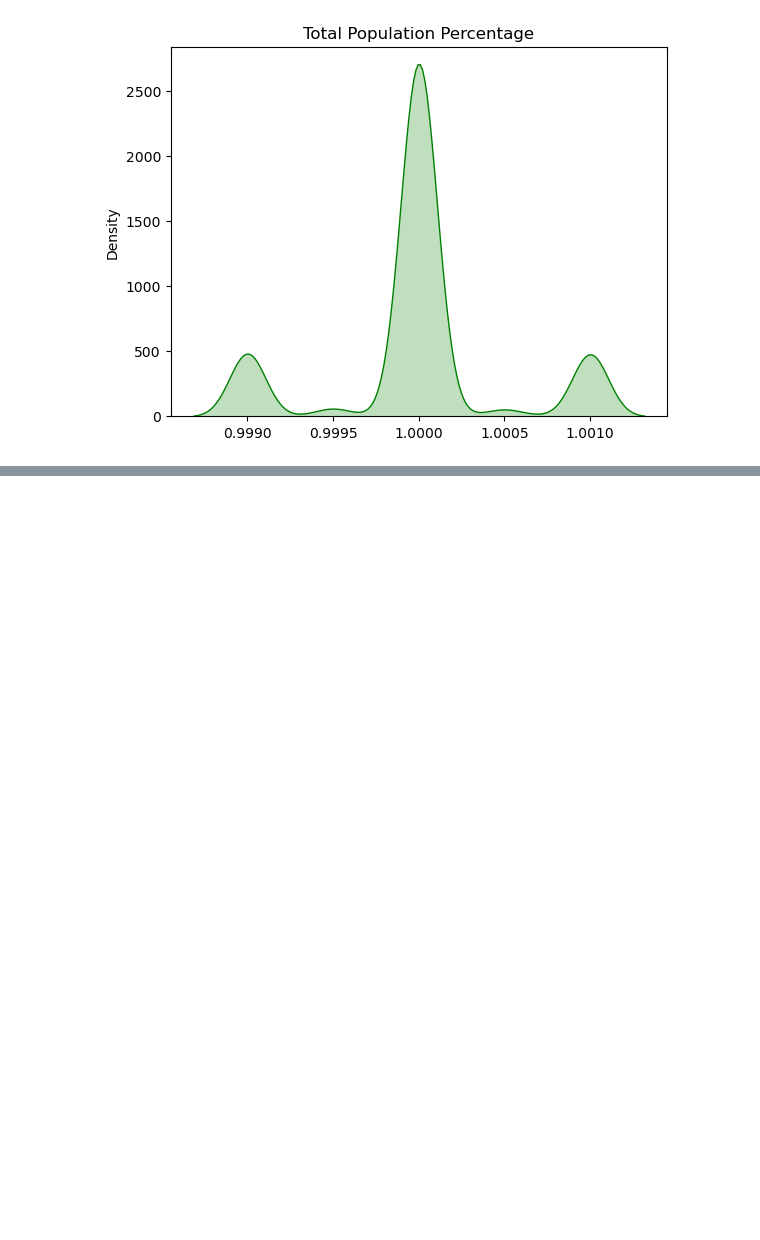
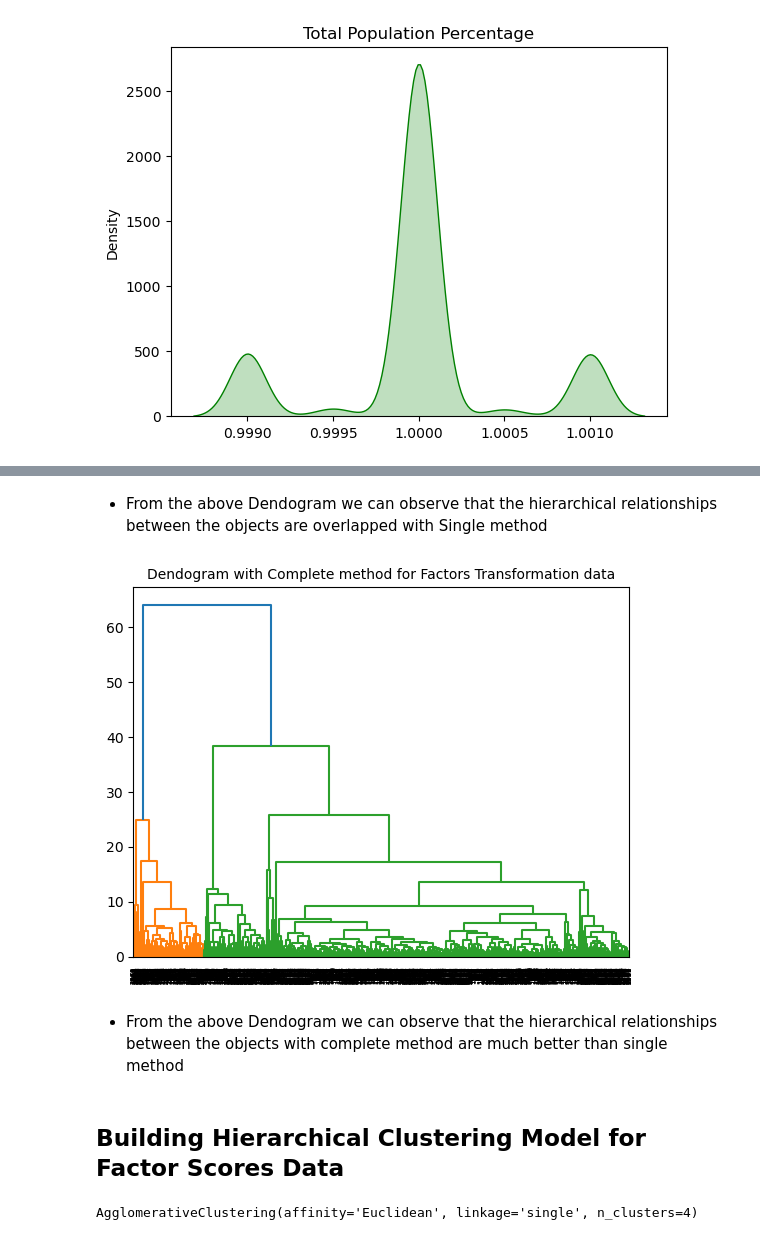
Before and after one commit to AravindhGoud/Cluster-Analysis-Business-Objective-Creating-clusters-on-global-development-measurement-dataset-Dat, a Jupyter notebook: Creating clusters on global development measurement dataset.ipynb, the cells around one changed output, grey strips where cells are left out. Drawn from its saved outputs; the diff is of its cells as text; code cells hidden in the pictures; blank space fills up the shorter version.

```diff
--- a/Creating clusters on global development measurement dataset.ipynb
+++ b/Creating clusters on global development measurement dataset.ipynb
@@ -1086,0 +1181,19 @@ hierarchy_pca=AgglomerativeClustering(n_clusters=5, affinity='Euclidean', linkag
+# %% [markdown]
+- From the above Dendogram we can observe that the hierarchical relationships between the objects are overlapped with Single method
+# %%
+# Dendogram with Complete method for Factors Transformation data
+dendrogram=sch.dendrogram(sch.linkage(factor_scores,method='complete'))
+plt.title('Dendogram with Complete method for Factors Transformation data', fontsize=10)
+plt.show()
+# %% [output]
+[figure, added]
+# %% [markdown]
+- From the above Dendogram we can observe that the hierarchical relationships between the objects with complete method are much better than single method
+# %% [markdown]
+## Building Hierarchical Clustering Model for Factor Scores Data
+# %%
+# Hierarchical Clsuering Model Building
+hierarchy_fa=AgglomerativeClustering(n_clusters=4, affinity='Euclidean', linkage='single')
+hierarchy_fa.fit(factor_scores)
+# %% [output]
+AgglomerativeClustering(affinity='Euclidean', linkage='single', n_clusters=4)
```
Also changed, not shown: parts of 102 cells of this notebook.
